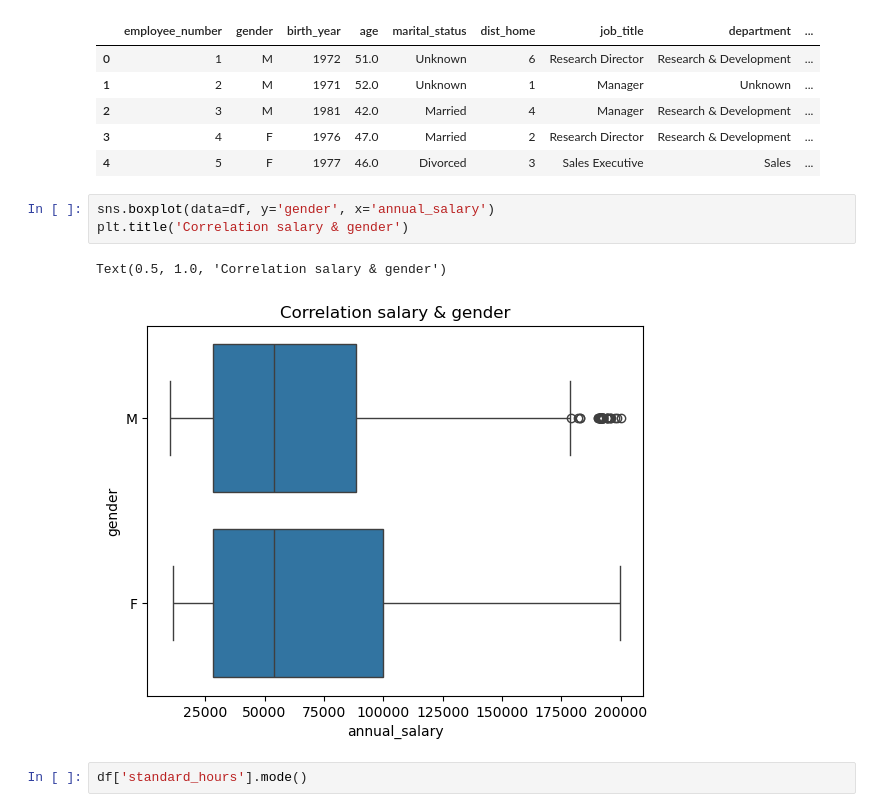
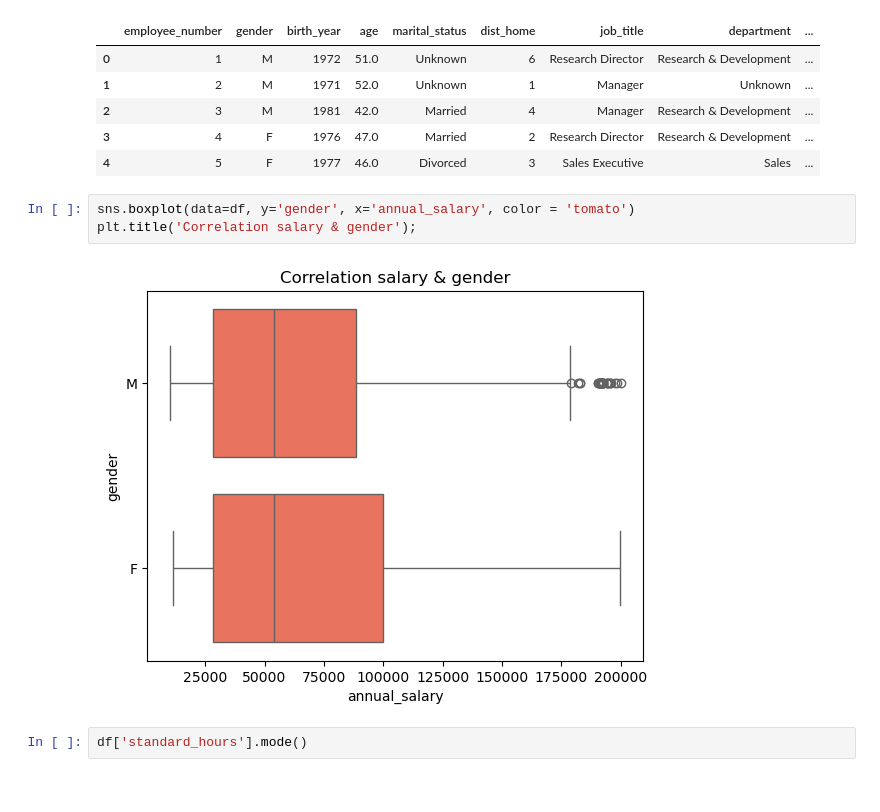
Before and after one commit to CibiPB/project-da-promo-49-INTERNO, a Jupyter notebook: Notebooks/3. Data Analysis.ipynb, the cells around one changed output. Saved outputs shown, nothing was run; the diff lists cells and outputs as text.

```diff
--- a/Notebooks/3. Data Analysis.ipynb
+++ b/Notebooks/3. Data Analysis.ipynb
@@ -24,11 +26,10 @@ df.head()
 | 3 | 4 | F | 1976 | 47.0 | Married | 2 | Research Director | Research & Development | ... |
 | 4 | 5 | F | 1977 | 46.0 | Divorced | 3 | Sales Executive | Sales | ... |
 # %%
-sns.boxplot(data=df, y='gender', x='annual_salary')
-plt.title('Correlation salary & gender')
+sns.boxplot(data=df, y='gender', x='annual_salary', color = 'tomato')
+plt.title('Correlation salary & gender');
 # %% [output]
-Text(0.5, 1.0, 'Correlation salary & gender')
-[figure, old version]
+[figure, new version]
 # %%
 df['standard_hours'].mode()
 # %% [output]
```
Also changed, not shown: parts of 18 cells of this notebook.
